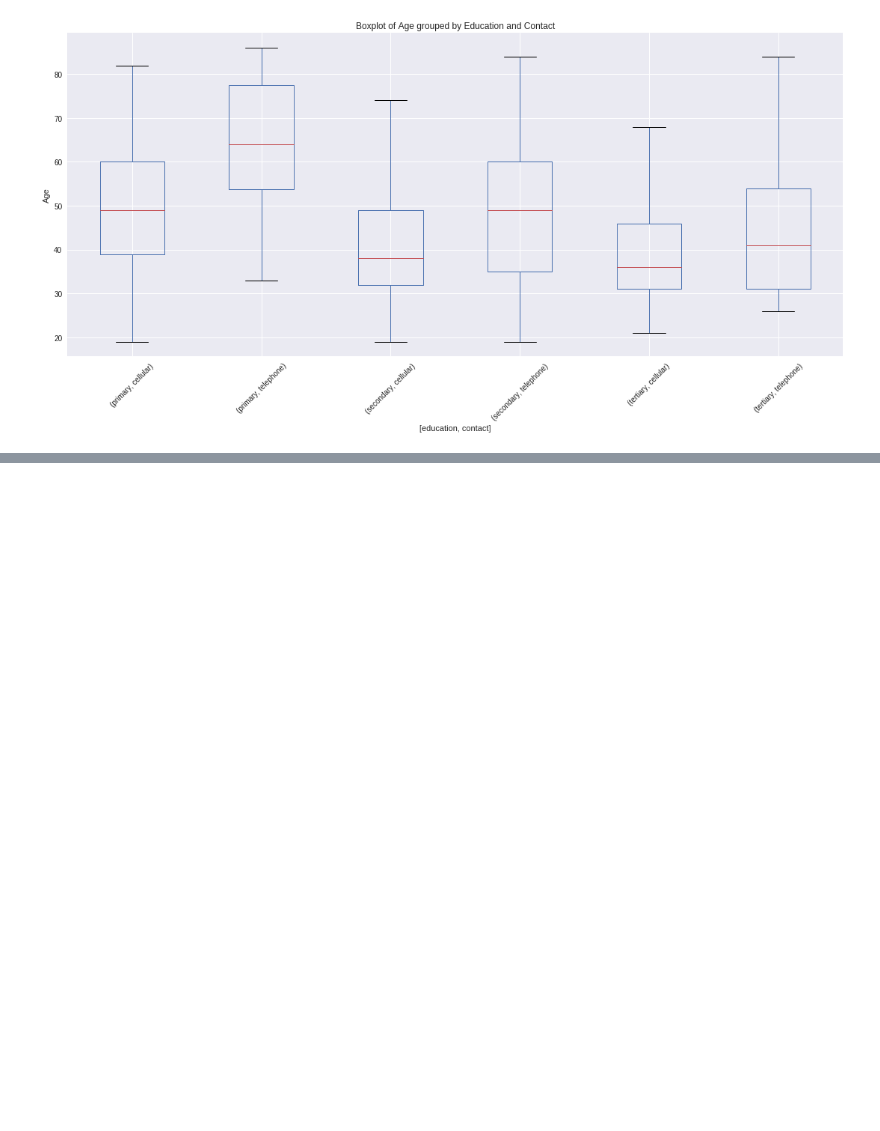
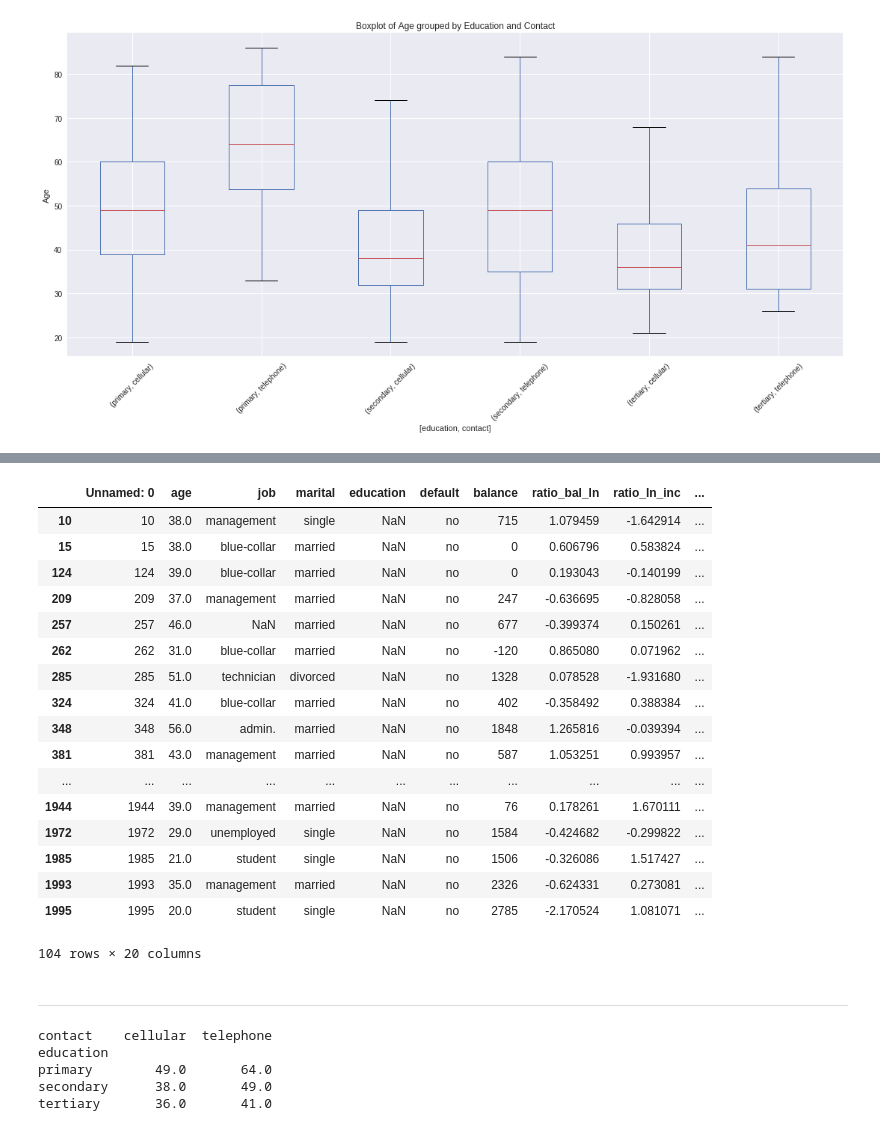
Before and after one commit to vipulpopat/MSCAI_Sem1_Etivity2, a Jupyter notebook: Etivity_2.ipynb, the cells around one changed output, grey strips where cells are left out. Saved outputs shown, nothing was run; the diff lists cells and outputs as text; code cells hidden in the pictures; blank space fills up the shorter version.

```diff
--- a/Etivity_2.ipynb
+++ b/Etivity_2.ipynb
@@ -143,0 +169,25 @@ plt.show()
+# %%
+df[df['education'].isnull()]
+# %% [output]
+|  | Unnamed: 0 | age | job | marital | education | default | balance | ratio_bal_ln | ratio_ln_inc | ... |
+| 10 | 10 | 38.0 | management | single | NaN | no | 715 | 1.079459 | -1.642914 | ... |
+| 15 | 15 | 38.0 | blue-collar | married | NaN | no | 0 | 0.606796 | 0.583824 | ... |
+| 124 | 124 | 39.0 | blue-collar | married | NaN | no | 0 | 0.193043 | -0.140199 | ... |
+| 209 | 209 | 37.0 | management | married | NaN | no | 247 | -0.636695 | -0.828058 | ... |
+| 257 | 257 | 46.0 | NaN | married | NaN | no | 677 | -0.399374 | 0.150261 | ... |
+| 262 | 262 | 31.0 | blue-collar | married | NaN | no | -120 | 0.865080 | 0.071962 | ... |
+| 285 | 285 | 51.0 | technician | divorced | NaN | no | 1328 | 0.078528 | -1.931680 | ... |
+| 324 | 324 | 41.0 | blue-collar | married | NaN | no | 402 | -0.358492 | 0.388384 | ... |
+| 348 | 348 | 56.0 | admin. | married | NaN | no | 1848 | 1.265816 | -0.039394 | ... |
+| 381 | 381 | 43.0 | management | married | NaN | no | 587 | 1.053251 | 0.993957 | ... |
+| ... | ... | ... | ... | ... | ... | ... | ... | ... | ... | ... |
+| 1944 | 1944 | 39.0 | management | married | NaN | no | 76 | 0.178261 | 1.670111 | ... |
+| 1972 | 1972 | 29.0 | unemployed | single | NaN | no | 1584 | -0.424682 | -0.299822 | ... |
+| 1985 | 1985 | 21.0 | student | single | NaN | no | 1506 | -0.326086 | 1.517427 | ... |
+| 1993 | 1993 | 35.0 | management | married | NaN | no | 2326 | -0.624331 | 0.273081 | ... |
+| 1995 | 1995 | 20.0 | student | single | NaN | no | 2785 | -2.170524 | 1.081071 | ... |
+104 rows × 20 columns
+# %% [markdown]
+###
+
+---
@@ -143,0 +200,13 @@ plt.show()
+# %%
+# create a pivot table, which contains the median values for all the education and  contact groups.
+pivot = df.pivot_table(values='age',
+                       index='education',
+                       columns='contact',
+                       aggfunc=np.median)
+print(pivot)
+# %% [output]
+contact    cellular  telephone
+education
+primary        49.0       64.0
+secondary      38.0       49.0
+tertiary       36.0       41.0
```
Also changed, not shown: parts of 22 cells of this notebook.
